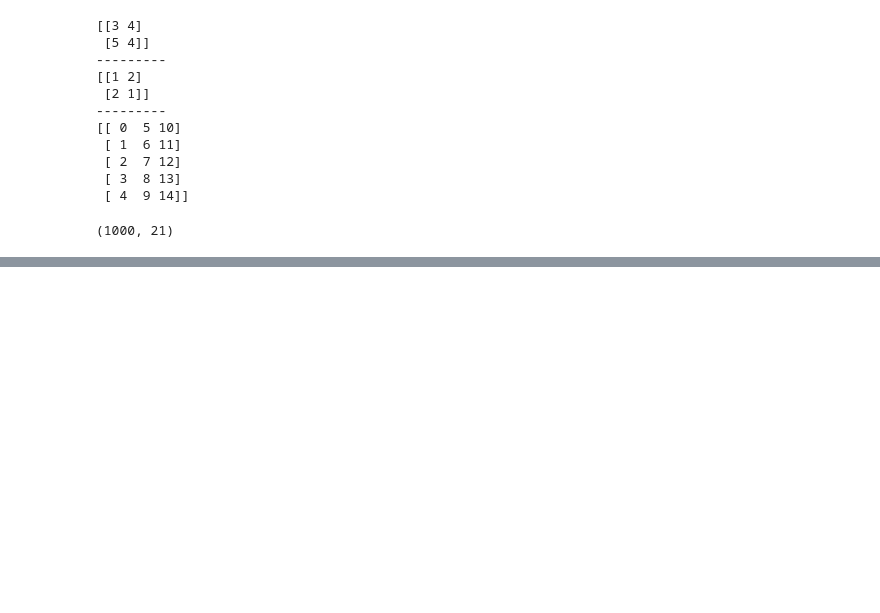
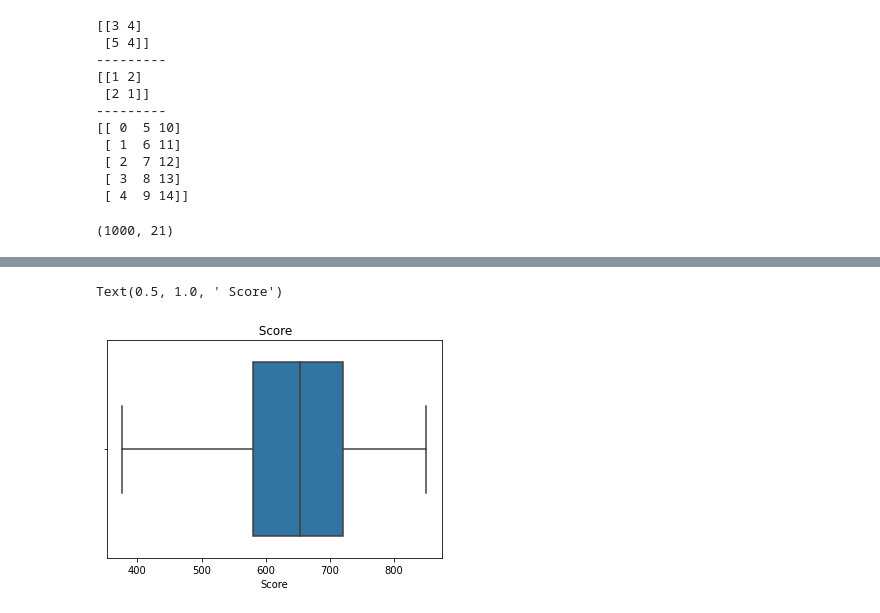
Before and after one commit to WandersonGustavo/Udemy_Data, a Jupyter notebook: Untitled0.ipynb, the cells around one changed output, grey strips where cells are left out. Drawn from its saved outputs; the diff is of its cells as text; code cells hidden in the pictures; blank space fills up the shorter version.

```diff
--- a/Untitled0.ipynb
+++ b/Untitled0.ipynb
@@ -363,0 +378,5 @@ dados.iloc[[0,1,2,3,7],0:5]#pegou linhas 0,1,2,3,7 nas colunas de 0 a4
+# %%
+srn.boxplot(dataset['Score']).set_title(' Score')
+# %% [output]
+Text(0.5, 1.0, ' Score')
+[figure, added]
```
Also changed, not shown: parts of 35 cells of this notebook.
